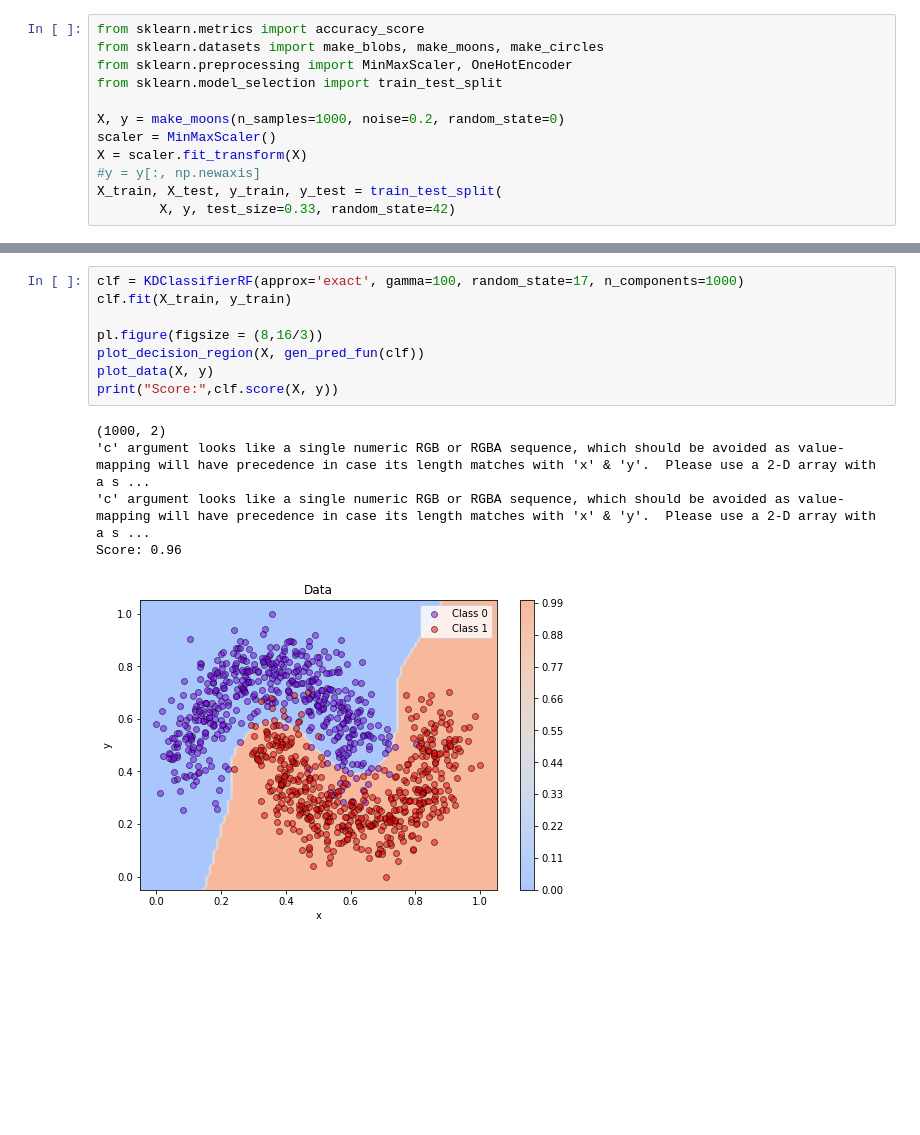
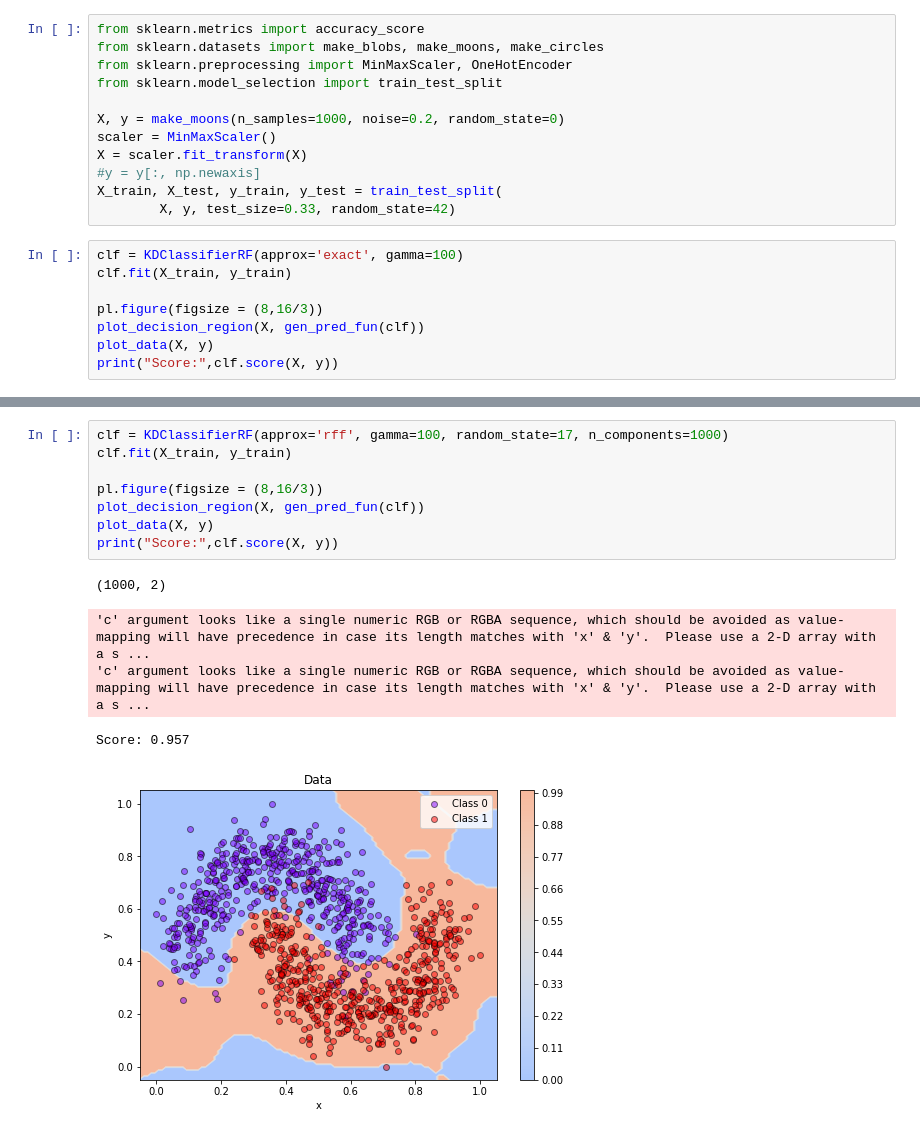
Before and after one commit to fagonzalezo/sklearn-kdcrf, a Jupyter notebook: examples/KDCRF.ipynb, the cells around one changed output, grey strips where cells are left out. Cells and saved outputs as stored; diff of their text form; blank space fills up the shorter version.

```diff
--- a/examples/KDCRF.ipynb
+++ b/examples/KDCRF.ipynb
@@ -59,3 +91,11 @@ X = scaler.fit_transform(X)
 #y = y[:, np.newaxis]
 X_train, X_test, y_train, y_test = train_test_split(
         X, y, test_size=0.33, random_state=42)
+# %%
+clf = KDClassifierRF(approx='exact', gamma=100)
+clf.fit(X_train, y_train)
+
+pl.figure(figsize = (8,16/3))
+plot_decision_region(X, gen_pred_fun(clf))
+plot_data(X, y)
+print("Score:",clf.score(X, y))
@@ -62,14 +108,14 @@ X_train, X_test, y_train, y_test = train_test_split(
 # %%
-clf = KDClassifierRF(approx='exact', gamma=100, random_state=17, n_components=1000)
+clf = KDClassifierRF(approx='rff', gamma=100, random_state=17, n_components=1000)
 clf.fit(X_train, y_train)
 
 pl.figure(figsize = (8,16/3))
 plot_decision_region(X, gen_pred_fun(clf))
 plot_data(X, y)
 print("Score:",clf.score(X, y))
 # %% [output]
 (1000, 2)
-'c' argument looks like a single numeric RGB or RGBA sequence, which should be avoided as value-mapping will have precedence in case its length matches with 'x' & 'y'.  Please use a 2-D array with a s ...
-'c' argument looks like a single numeric RGB or RGBA sequence, which should be avoided as value-mapping will have precedence in case its length matches with 'x' & 'y'.  Please use a 2-D array with a s ...
-Score: 0.96
+'c' argument looks like a single numeric RGB or RGBA sequence, which should be avoided as value-mapping will have precedence in case its length matches with 'x' & 'y'.  Please use a 2-D array with a s ...
+'c' argument looks like a single numeric RGB or RGBA sequence, which should be avoided as value-mapping will have precedence in case its length matches with 'x' & 'y'.  Please use a 2-D array with a s ...
+Score: 0.957
-[figure, old version]
+[figure, new version]
```
Also changed, not shown: parts of 7 cells of this notebook.
